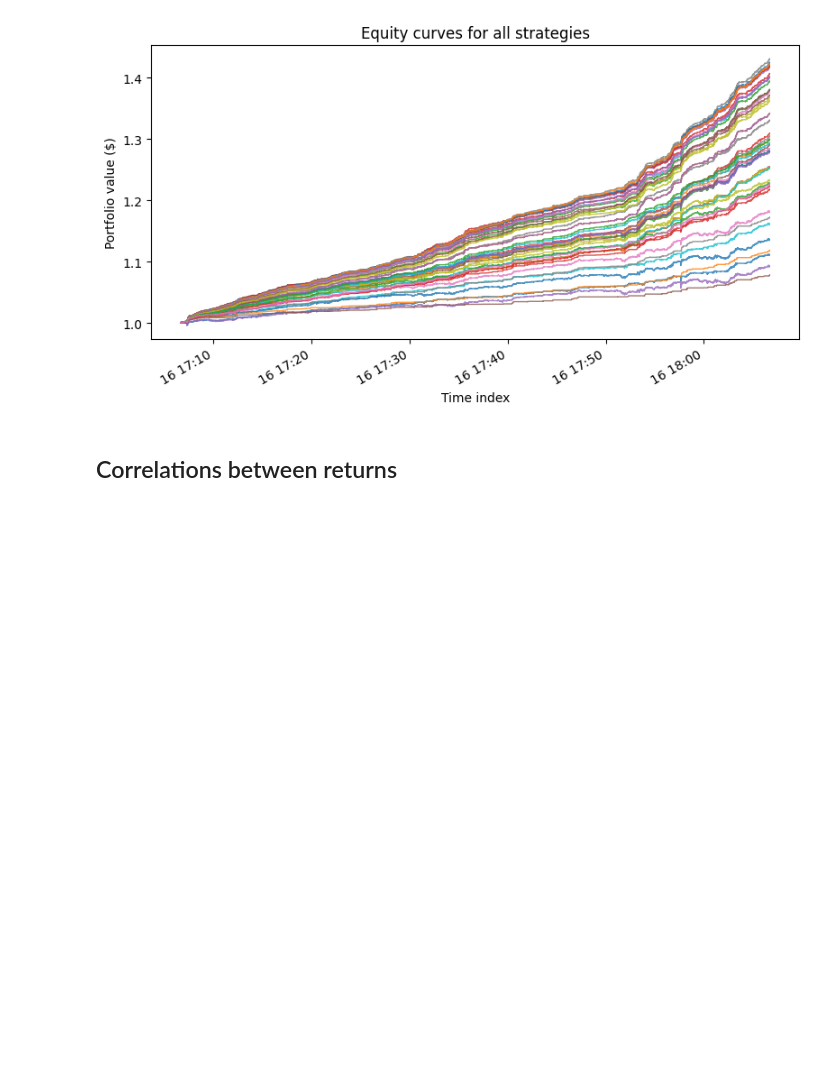
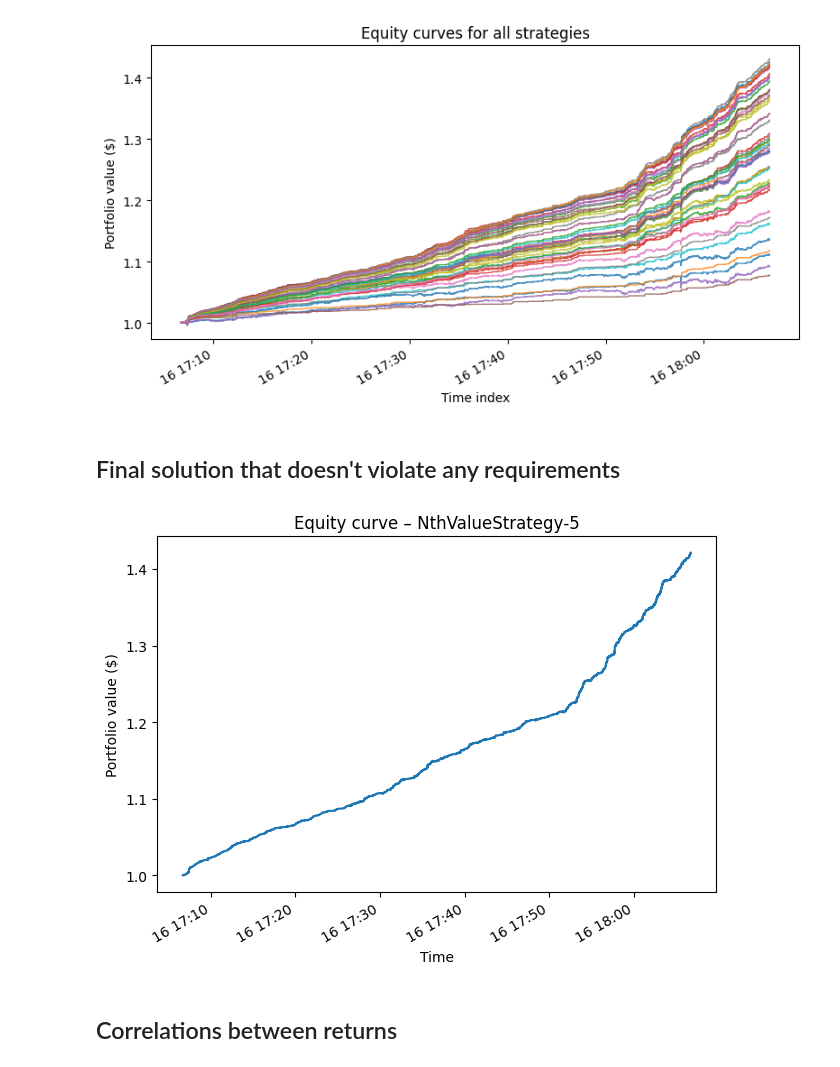
Before and after one commit to ilyaperepelitsa/dobyte_test, a Jupyter notebook: notebooks/run_multiple_strategies.ipynb, the cells around one changed output. Cells and saved outputs as stored; diff of their text form; code cells hidden in the pictures; blank space fills up the shorter version.

```diff
--- a/notebooks/run_multiple_strategies.ipynb
+++ b/notebooks/run_multiple_strategies.ipynb
@@ -28,13 +28,20 @@ equity_curves = []
 #### Run basic hardcoded next value lookahead
 # %%
 TS, BIDS, ASKS = load_data()
+
+def add_final_equity(engine, stats: dict, key: str = "Final equity ($)") -> dict:
+    stats[key] = float(engine.equity_curve().iloc[-1])
+    return stats
 
 engine = Backtester(TS, BIDS, ASKS, FutureLookupStrategy())
 engine.run()
 
 label = "FutureLookupStrategy"
 mi_tuples.append((label, None, None))
-all_stats.append(engine.stats("desc"))          # ← keep as you had
+
+stats = engine.stats("desc")
+all_stats.append(add_final_equity(engine, stats))
+
 equity_curves.append((label, engine.equity_curve()))
 # %% [markdown]
 #### Run N'th value lookahead
@@ -45,13 +52,16 @@ for i in [*range(1, 6), 10, 15, 30, 60, 120]:
 
     label = f"NthValueStrategy‑{i}"
     mi_tuples.append(("NthValueStrategy", i, None))
-    all_stats.append(engine.stats("desc"))
+
+    stats = engine.stats("desc")
+    all_stats.append(add_final_equity(engine, stats))
+
     equity_curves.append((label, engine.equity_curve()))
 # %% [markdown]
 #### Run Agg window
 # %%
 agg_fns = [("mean", np.mean), ("max", np.max),
-           ("min", np.min), ("median", np.median)]
+           ("min",  np.min),  ("median", np.median)]
 
 for w in [*range(2, 6), 10, 15, 30, 60, 120]:
     for name, fn in agg_fns:
@@ -61,7 +71,10 @@ for w in [*range(2, 6), 10, 15, 30, 60, 120]:
 
         label = f"Aggregated‑{name}‑{w}"
         mi_tuples.append(("AggregatedFutureStrategy", w, name))
-        all_stats.append(engine.stats("desc"))
+
+        stats = engine.stats("desc")
+        all_stats.append(add_final_equity(engine, stats))
+
         equity_curves.append((label, engine.equity_curve()))
 # %% [markdown]
 ## Analyze stats
@@ -371,6 +421,30 @@ fig.savefig("../reports/figures/all_equity_curves.png",
 plt.show()
 # %% [output]
 [figure]
+# %% [markdown]
+## Final solution that doesn't violate any requirements
+# %%
+
+nth5_curve = [i[1] for i in equity_curves if i[0] == 'NthValueStrategy‑5'][0]
+
+
+ax  = nth5_curve.plot()
+fig = ax.get_figure()
+
+ax.set_title("Equity curve – NthValueStrategy‑5")
+ax.set_xlabel("Time")
+ax.set_ylabel("Portfolio value ($)")
+fig.tight_layout()
+
+fig.savefig(
+    "../reports/figures/final_equity_curve.png",
+    dpi=300,
+    bbox_inches="tight"
+)
+
+plt.show()
+# %% [output]
+[figure, added]
 # %% [markdown]
 ## Correlations between returns
 # %%
```
Also changed, not shown: parts of 1 cell of this notebook, 4 other files.
